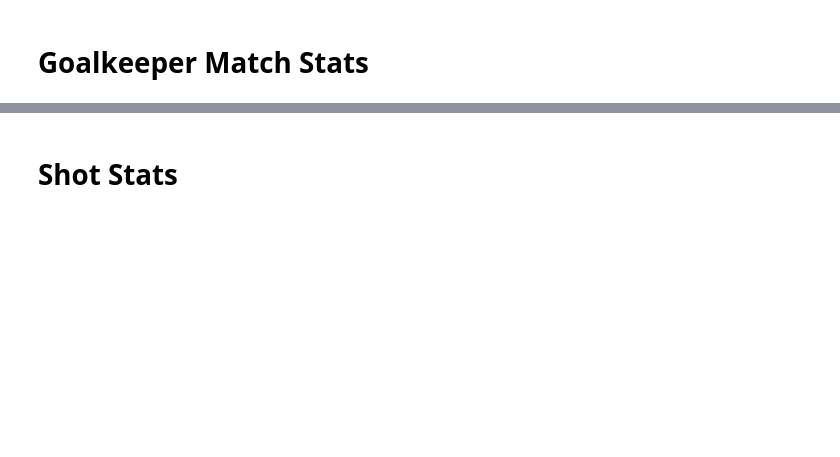
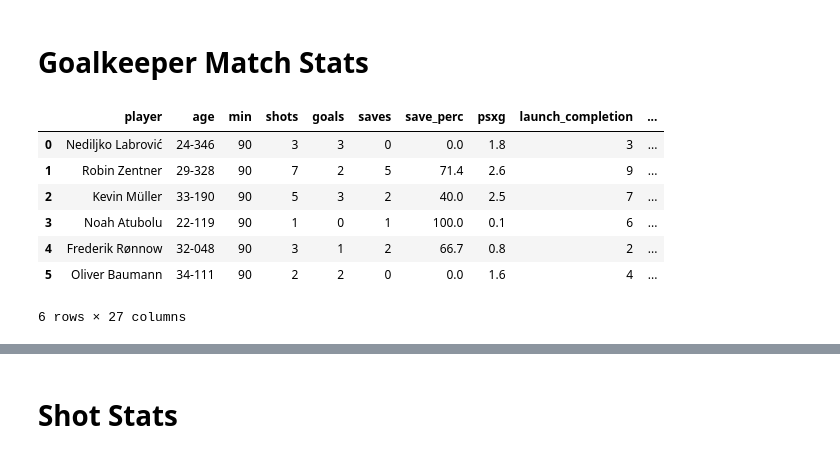
Before and after one commit to saittham-bi/football-analysis, a Jupyter notebook: dags/manual_load.ipynb, the cells around one changed output, grey strips where cells are left out. Drawn from its saved outputs; the diff is of its cells as text; code cells hidden in the pictures; blank space fills up the shorter version.

```diff
--- a/dags/manual_load.ipynb
+++ b/dags/manual_load.ipynb
@@ -75,3 +97,14 @@ match_details[1]
 # Goalkeeper Match Stats
 # %%
 gk_stats = match_details[1]
+# %%
+gk_stats
+# %% [output]
+|  | player | age | min | shots | goals | saves | save_perc | psxg | launch_completion | ... |
+| 0 | Nediljko Labrović | 24-346 | 90 | 3 | 3 | 0 | 0.0 | 1.8 | 3 | ... |
+| 1 | Robin Zentner | 29-328 | 90 | 7 | 2 | 5 | 71.4 | 2.6 | 9 | ... |
+| 2 | Kevin Müller | 33-190 | 90 | 5 | 3 | 2 | 40.0 | 2.5 | 7 | ... |
+| 3 | Noah Atubolu | 22-119 | 90 | 1 | 0 | 1 | 100.0 | 0.1 | 6 | ... |
+| 4 | Frederik Rønnow | 32-048 | 90 | 3 | 1 | 2 | 66.7 | 0.8 | 2 | ... |
+| 5 | Oliver Baumann | 34-111 | 90 | 2 | 2 | 0 | 0.0 | 1.6 | 4 | ... |
+6 rows × 27 columns
```
Also changed, not shown: parts of 12 cells of this notebook, 13 other files.
